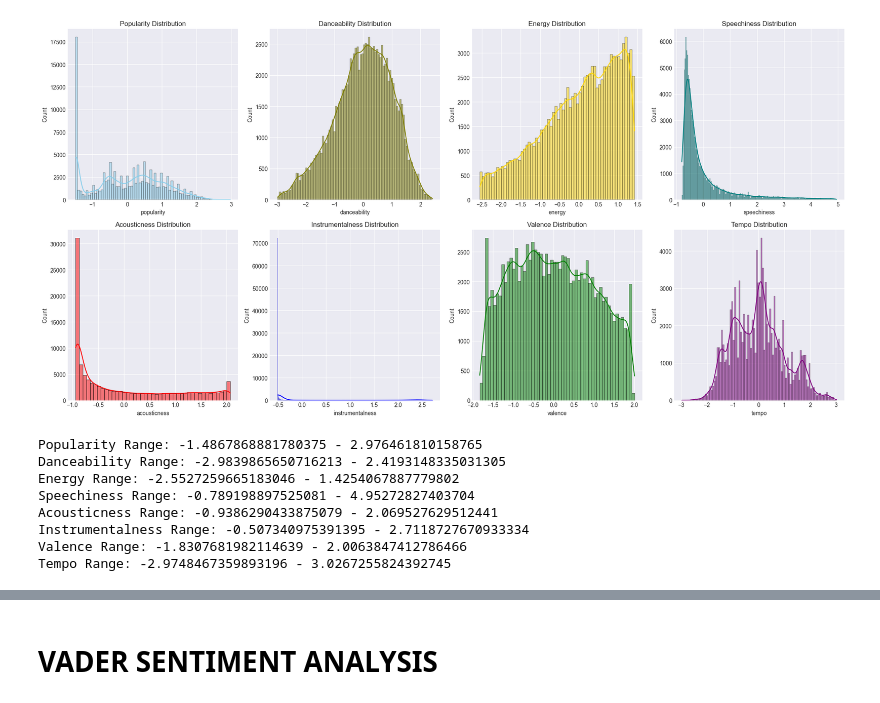
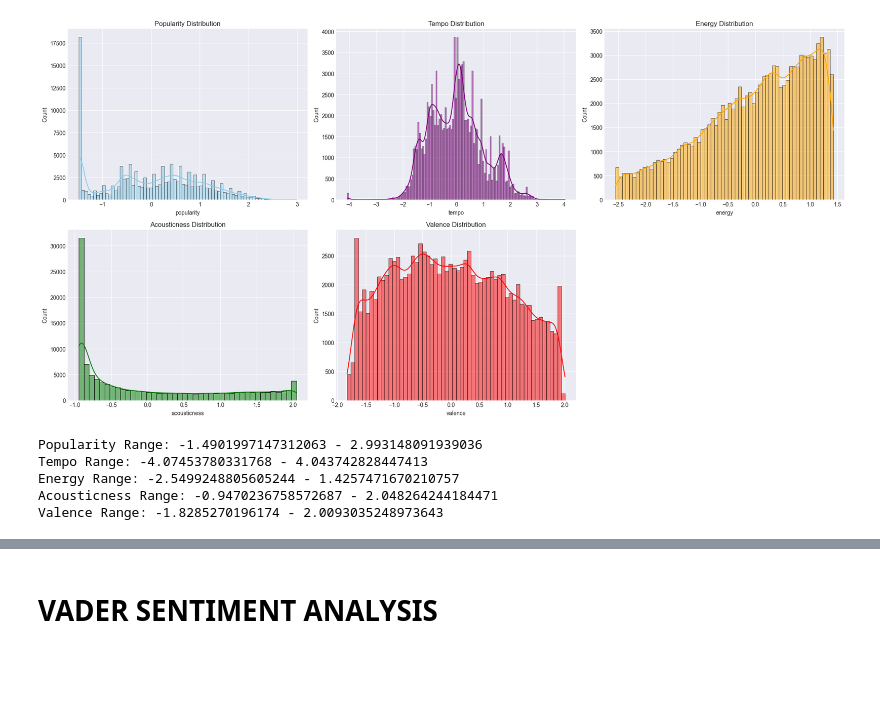
Before and after one commit to sbeeredd04/Song_Rec, a Jupyter notebook: song_recommender.ipynb, the cells around one changed output, grey strips where cells are left out. Saved outputs shown, nothing was run; the diff lists cells and outputs as text; code cells hidden in the pictures; blank space fills up the shorter version.

```diff
--- a/song_recommender.ipynb
+++ b/song_recommender.ipynb
@@ -107,64 +166,52 @@ memory usage: 13.6+ MB
 None
 0
 # %%
-#styling the plot
+import matplotlib.pyplot as plt
+import seaborn as sns
+
+# Visualizing the distributions of the continuous features
 plt.style.use('seaborn-v0_8-darkgrid')
 
 # Create a figure and a set of subplots
-fig, axes = plt.subplots(2, 4, figsize=(20, 10))
+fig, axes = plt.subplots(2, 3, figsize=(20, 10))
 
 # Plot the distribution of popularity
 sns.histplot(df_scaled['popularity'], kde=True, color='skyblue', ax=axes[0, 0])
 axes[0, 0].set_title('Popularity Distribution')
 
-# Plot the distribution of danceability
-sns.histplot(df_scaled['danceability'], kde=True, color='olive', ax=axes[0, 1])
-axes[0, 1].set_title('Danceability Distribution')
+# Plot the distribution of tempo
+sns.histplot(df_scaled['tempo'], kde=True, color='purple', ax=axes[0, 1])
+axes[0, 1].set_title('Tempo Distribution')
 
 # Plot the distribution of energy
-sns.histplot(df_scaled['energy'], kde=True, color='gold', ax=axes[0, 2])
+sns.histplot(df_scaled['energy'], kde=True, color='orange', ax=axes[0, 2])
 axes[0, 2].set_title('Energy Distribution')
 
-# Plot the distribution of speechiness
-sns.histplot(df_scaled['speechiness'], kde=True, color='teal', ax=axes[0, 3])
-axes[0, 3].set_title('Speechiness Distribution')
-
 # Plot the distribution of acousticness
-sns.histplot(df_scaled['acousticness'], kde=True, color='red', ax=axes[1, 0])
+sns.histplot(df_scaled['acousticness'], kde=True, color='green', ax=axes[1, 0])
 axes[1, 0].set_title('Acousticness Distribution')
 
-# Plot the distribution of instrumentalness
-sns.histplot(df_scaled['instrumentalness'], kde=True, color='blue', ax=axes[1, 1])
-axes[1, 1].set_title('Instrumentalness Distribution')
+# Plot the distribution of valence
+sns.histplot(df_scaled['valence'], kde=True, color='red', ax=axes[1, 1])
+axes[1, 1].set_title('Valence Distribution')
 
-# Plot the distribution of valence
-sns.histplot(df_scaled['valence'], kde=True, color='green', ax=axes[1, 2])
-axes[1, 2].set_title('Valence Distribution')
-
-# Plot the distribution of tempo
-sns.histplot(df_scaled['tempo'], kde=True, color='purple', ax=axes[1, 3])
-axes[1, 3].set_title('Tempo Distribution')
+# Remove the last subplot (unused)
+fig.delaxes(axes[1, 2])
 
 # Display the plots
 plt.tight_layout()
 plt.show()
 
-#printing the range of each audio feature
+# Printing the range of each audio feature
 print('Popularity Range:', df_scaled['popularity'].min(), '-', df_scaled['popularity'].max())
-print('Danceability Range:', df_scaled['danceability'].min(), '-', df_scaled['danceability'].max())
+print('Tempo Range:', df_scaled['tempo'].min(), '-', df_scaled['tempo'].max())
 print('Energy Range:', df_scaled['energy'].min(), '-', df_scaled['energy'].max())
-print('Speechiness Range:', df_scaled['speechiness'].min(), '-', df_scaled['speechiness'].max())
 print('Acousticness Range:', df_scaled['acousticness'].min(), '-', df_scaled['acousticness'].max())
-print('Instrumentalness Range:', df_scaled['instrumentalness'].min(), '-', df_scaled['instrumentalness'].max())
 print('Valence Range:', df_scaled['valence'].min(), '-', df_scaled['valence'].max())
-print('Tempo Range:', df_scaled['tempo'].min(), '-', df_scaled['tempo'].max())
 # %% [output]
-[figure, old version]
+[figure, new version]
-Popularity Range: -1.4867868881780375 - 2.976461810158765
-Danceability Range: -2.9839865650716213 - 2.4193148335031305
-Energy Range: -2.5527259665183046 - 1.4254067887779802
-Speechiness Range: -0.789198897525081 - 4.95272827403704
-Acousticness Range: -0.9386290433875079 - 2.069527629512441
-Instrumentalness Range: -0.507340975391395 - 2.7118727670933334
-Valence Range: -1.8307681982114639 - 2.0063847412786466
-Tempo Range: -2.9748467359893196 - 3.0267255824392745
+Popularity Range: -1.4901997147312063 - 2.993148091939036
+Tempo Range: -4.07453780331768 - 4.043742828447413
+Energy Range: -2.5499248805605244 - 1.4257471670210757
+Acousticness Range: -0.9470236758572687 - 2.048264244184471
+Valence Range: -1.8285270196174 - 2.0093035248973643
```
Also changed, not shown: parts of 12 cells of this notebook, 1 other file.
